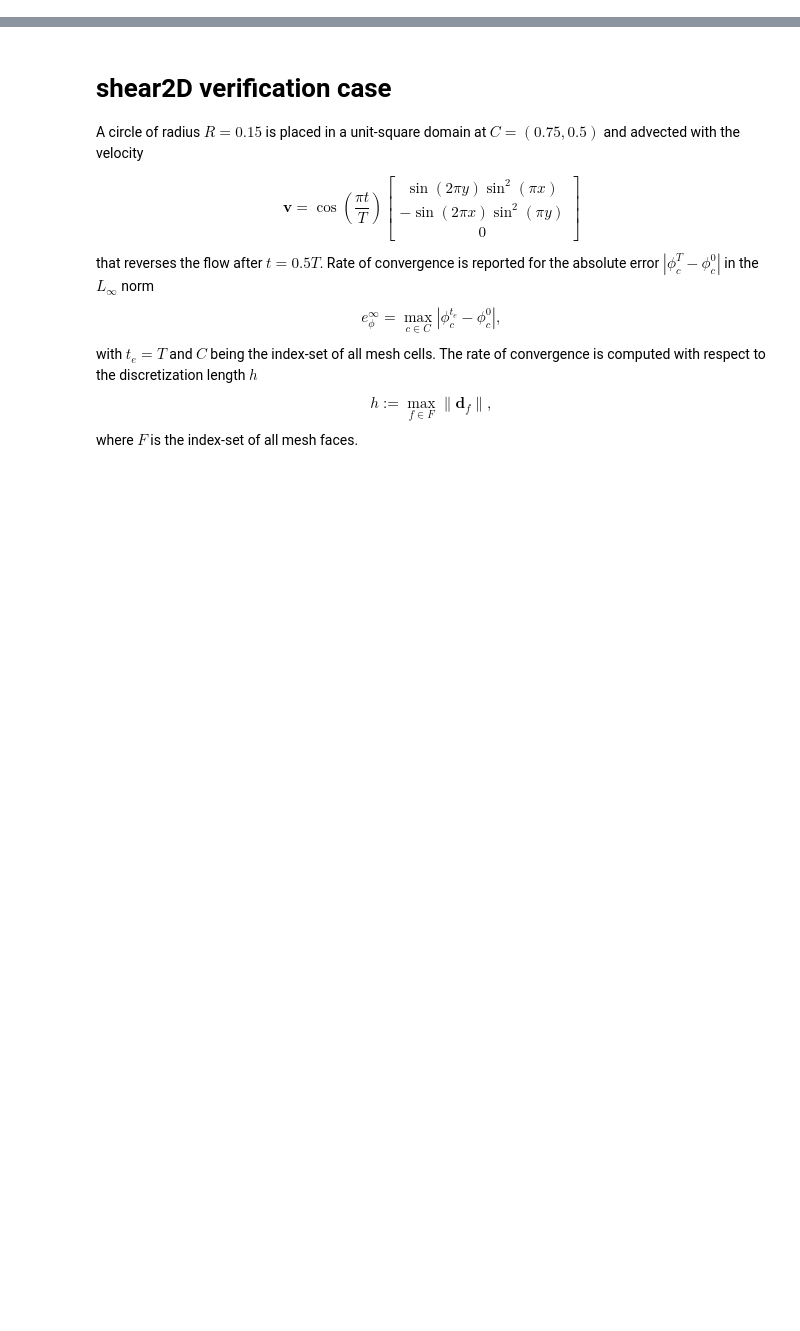
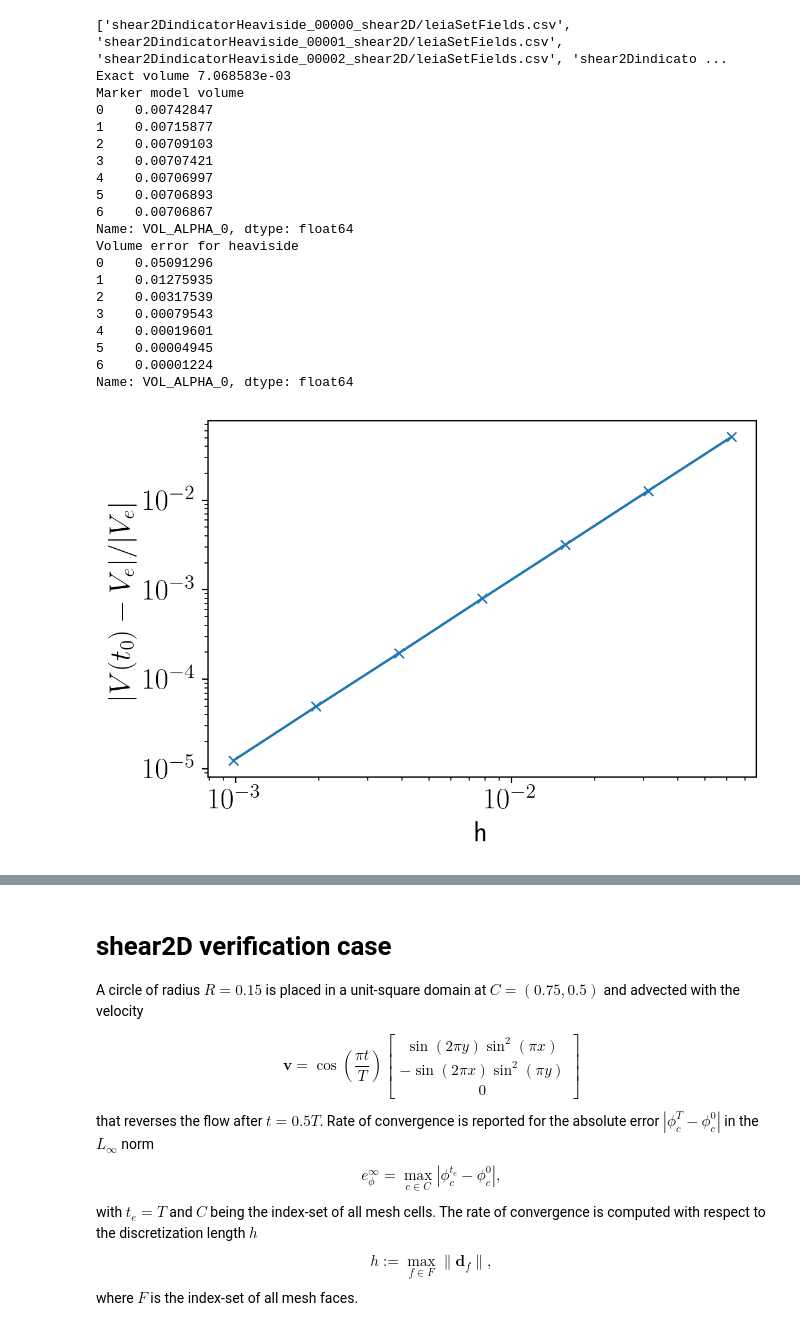
Before and after one commit to tmaric/leia, a Jupyter notebook: cases/shear2D.ipynb, the cells around one changed output, grey strips where cells are left out. Drawn from its saved outputs; the diff is of its cells as text; code cells hidden in the pictures; blank space fills up the shorter version.

```diff
--- a/cases/shear2D.ipynb
+++ b/cases/shear2D.ipynb
@@ -0,0 +74,38 @@
+# %%
+heaviside_dframe = agglomerate_dframe(csv_filename="leiaSetFields.csv",
+                                      study_pattern="shear2DindicatorHeaviside",
+                                      dframe_name="heaviside")
+
+print ("Exact volume %e" % V_e)
+print ("Marker model volume")
+print (heaviside_dframe["VOL_ALPHA_0"])
+volume_error_heaviside = abs(heaviside_dframe["VOL_ALPHA_0"] - V_e) / V_e
+print ("Volume error for heaviside")
+print (volume_error_heaviside)
+plt.plot(heaviside_dframe["H"], volume_error_heaviside, '-x')
+plt.ylabel("$|V(t_0) - V_e|/|V_e|$")
+plt.xlabel("h")
+plt.loglog()
+plt.savefig("leiaLevelSetFoam-heaviside-V0-error.pdf", bbox_inches="tight")
+# %% [output]
+['shear2DindicatorHeaviside_00000_shear2D/leiaSetFields.csv', 'shear2DindicatorHeaviside_00001_shear2D/leiaSetFields.csv', 'shear2DindicatorHeaviside_00002_shear2D/leiaSetFields.csv', 'shear2Dindicato ...
+Exact volume 7.068583e-03
+Marker model volume
+0    0.00742847
+1    0.00715877
+2    0.00709103
+3    0.00707421
+4    0.00706997
+5    0.00706893
+6    0.00706867
+Name: VOL_ALPHA_0, dtype: float64
+Volume error for heaviside
+0    0.05091296
+1    0.01275935
+2    0.00317539
+3    0.00079543
+4    0.00019601
+5    0.00004945
+6    0.00001224
+Name: VOL_ALPHA_0, dtype: float64
+[figure, added]
```
Also changed, not shown: parts of 11 cells of this notebook, 11 other files.
